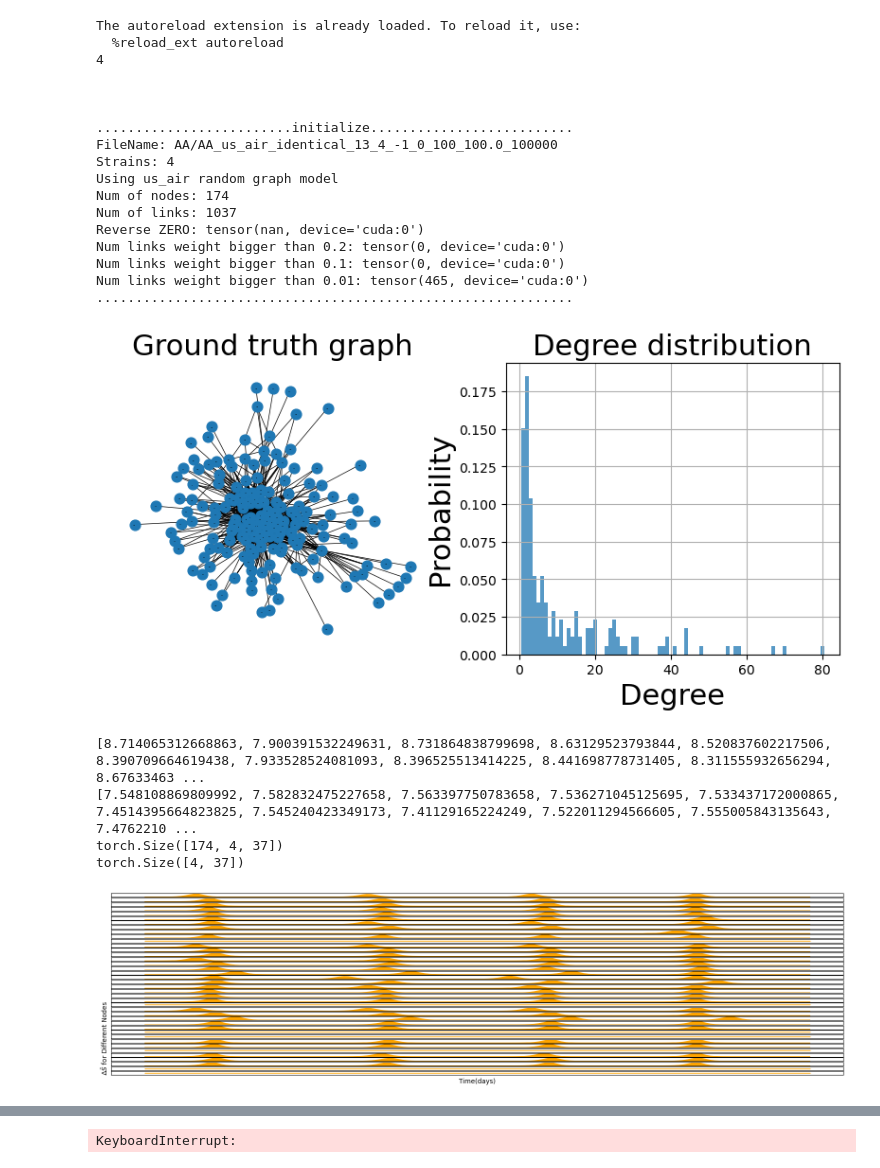
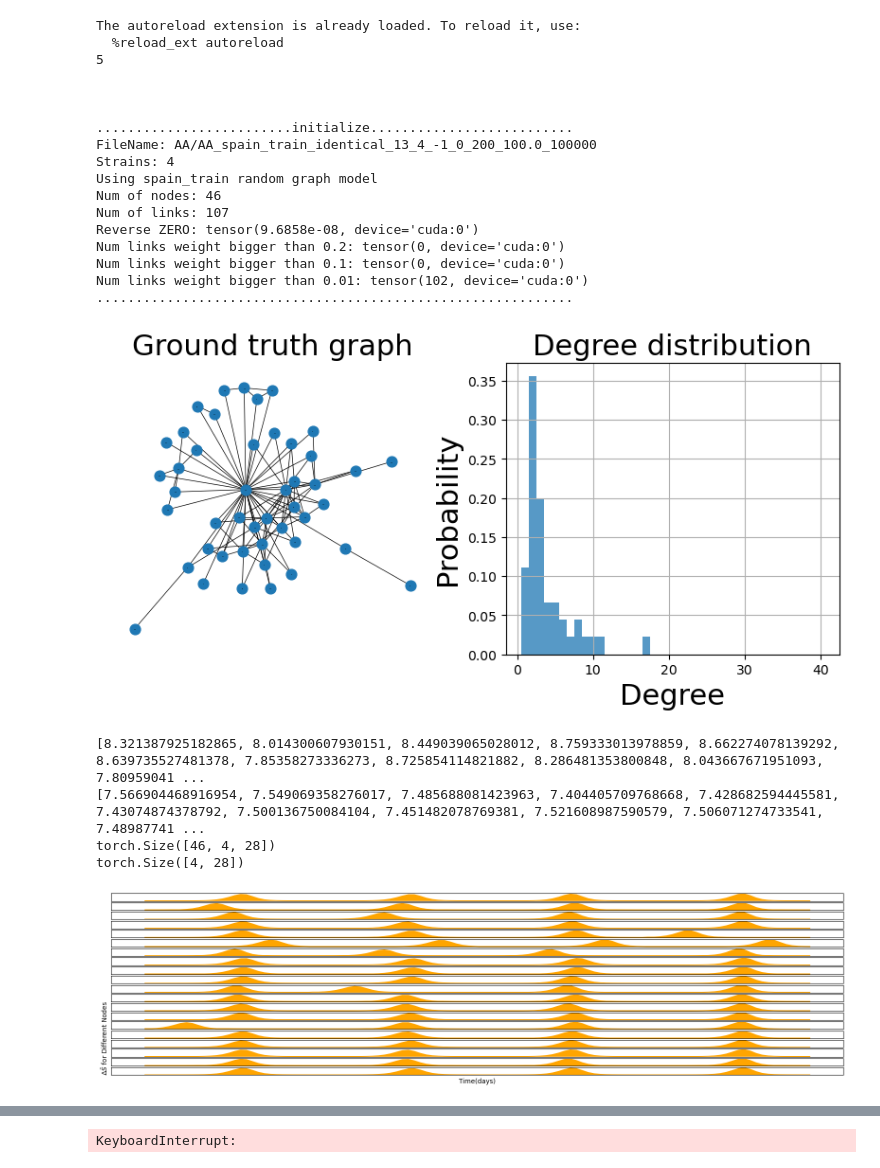
Before and after one commit to bizhili/Topology_Learning_Epis, a Jupyter notebook: test_multi_cities_no_att.ipynb, the cells around one changed output, grey strips where cells are left out. Cells and saved outputs as stored; diff of their text form; code cells hidden in the pictures.

```diff
--- a/test_multi_cities_no_att.ipynb
+++ b/test_multi_cities_no_att.ipynb
@@ -29,9 +29,11 @@ pramameters.add_arguments(parser)
 paras= pramameters.read_arguments(parser)
 #preset
 paras.modelLoad= "AA"
-paras.randomGraph= "us_air"
+
 #realGraphs= ["contious_Africa", "contious_china", "contious_EU", "contious_usa", "mobility_german", "mobility_us"]
 realGraphs2= ["global_air", "us_air"]
+realGraphs3= ["us_air100", "us_air200", "us_air300", "us_air400", "spain_bus", "spain_car", "spain_plane", "spain_train"]
+paras.randomGraph= realGraphs3[7]
 paras.weightModel= "identical"
 paras.epoches= 100000
 paras.intense= -1
@@ -40,7 +42,9 @@ paras.plot= "spring"
 paras.strains= 4
 paras.dense= 0
 paras.identicalf= 0.01
-paras.n= 100
+paras.n= 200
+# paras.R0Std= 1
+# paras.tauStd= 1
 
 
 # paras.epoches= 50000
@@ -126,55 +130,55 @@ if plotFlag==1:
 # %% [output]
 The autoreload extension is already loaded. To reload it, use:
   %reload_ext autoreload
-4
+5
 
 
 
 .........................initialize..........................
-FileName: AA/AA_us_air_identical_13_4_-1_0_100_100.0_100000
+FileName: AA/AA_spain_train_identical_13_4_-1_0_200_100.0_100000
 Strains: 4
-Using us_air random graph model
-Num of nodes: 174
-Num of links: 1037
-Reverse ZERO: tensor(nan, device='cuda:0')
+Using spain_train random graph model
+Num of nodes: 46
+Num of links: 107
+Reverse ZERO: tensor(9.6858e-08, device='cuda:0')
 Num links weight bigger than 0.2: tensor(0, device='cuda:0')
 Num links weight bigger than 0.1: tensor(0, device='cuda:0')
-Num links weight bigger than 0.01: tensor(465, device='cuda:0')
+Num links weight bigger than 0.01: tensor(102, device='cuda:0')
 .............................................................
-[figure, old version]
+[figure, new version]
 # %%
 R0s_taus= [[random.uniform(paras.R0Mean-paras.R0Std, paras.R0Mean+paras.R0Std),
             random.uniform(paras.tauMean-paras.tauStd, paras.tauMean+paras.tauStd)] for _ in range(40)]
 paras.R0s=  [ R0s_taus[i][0] for i in range(40)]
 paras.taus= [ R0s_taus[i][1] for i in range(40)]
 utils.log_print(printFlag,paras.R0s)
 utils.log_print(printFlag,paras.taus)
 deltaSsTensor= simulation.multi_strains(G, paras, Zmat, intense= paras.intense, lower= 20, device= device)
 deltaSs= deltaSsTensor.sum(dim= -1, keepdim= True)
 propition= deltaSsTensor/(deltaSs+1e-8)
 deltaSs= deltaSs.squeeze()#(1, 2, 20), dim of nodes, dim of heads, dim of signal
 divide= deltaSsTensor.transpose(1, 2)
 
 
 utils.log_print(printFlag,divide.shape)
 if plotFlag==1:
-    numPlot= 40
+    numPlot= 20
     fig, axs = plt.subplots(numPlot, 1, figsize=(20, 5))
 
     for i, ax in enumerate(axs):
         ax.fill(divide[i, :].T.cpu().detach().T.reshape(-1),  color='orange')
         ax.set_xticks([])
         ax.set_yticks([])
         #ax.set_ylabel(f"{i}")
     plt.ylabel(r"$\Delta \bar S$ for Different Nodes",  loc='bottom')
     plt.xlabel("Time(days)")
 
 
     #plt.title(f"Example of {numPlot} nodes epidemic newly infected.")
 print(divide[i, :].shape)
 # %% [output]
-[8.714065312668863, 7.900391532249631, 8.731864838799698, 8.63129523793844, 8.520837602217506, 8.390709664619438, 7.933528524081093, 8.396525513414225, 8.441698778731405, 8.311555932656294, 8.67633463 ...
-[7.548108869809992, 7.582832475227658, 7.563397750783658, 7.536271045125695, 7.533437172000865, 7.4514395664823825, 7.545240423349173, 7.41129165224249, 7.522011294566605, 7.555005843135643, 7.4762210 ...
-torch.Size([174, 4, 37])
-torch.Size([4, 37])
+[8.321387925182865, 8.014300607930151, 8.449039065028012, 8.759333013978859, 8.662274078139292, 8.639735527481378, 7.85358273336273, 8.725854114821882, 8.286481353800848, 8.043667671951093, 7.80959041 ...
+[7.566904468916954, 7.549069358276017, 7.485688081423963, 7.404405709768668, 7.428682594445581, 7.43074874378792, 7.500136750084104, 7.451482078769381, 7.521608987590579, 7.506071274733541, 7.48987741 ...
+torch.Size([46, 4, 28])
+torch.Size([4, 28])
-[figure, old version]
+[figure, new version]
```
Also changed, not shown: parts of 1 cell of this notebook, 11 other files.
